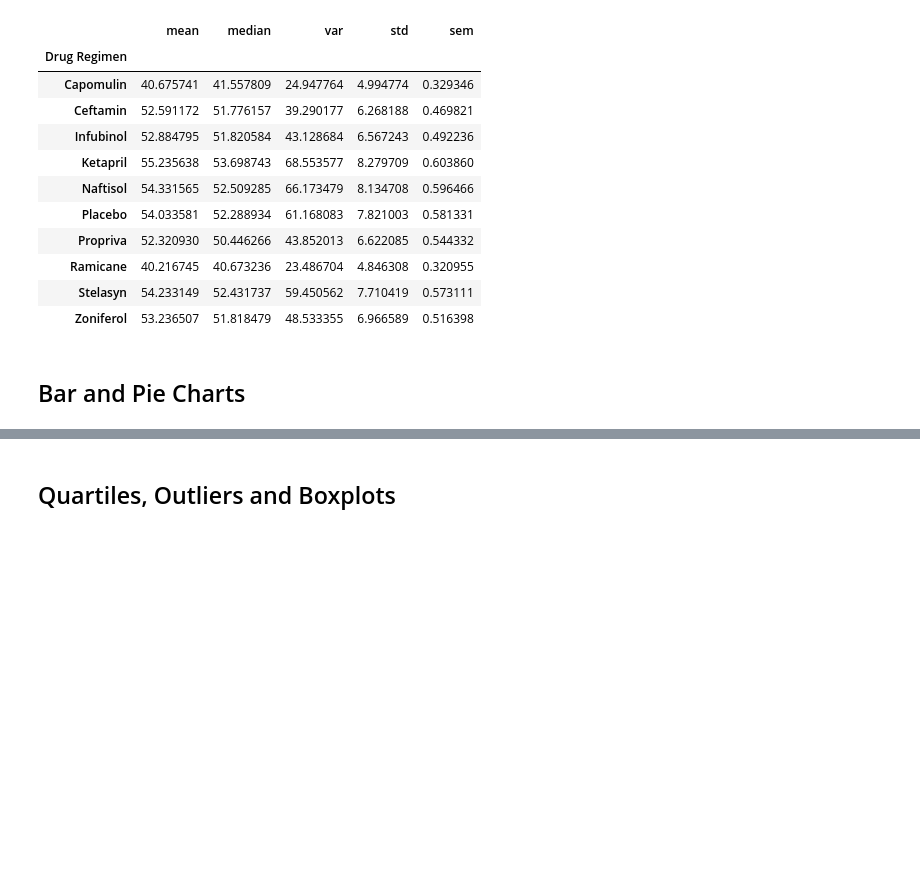
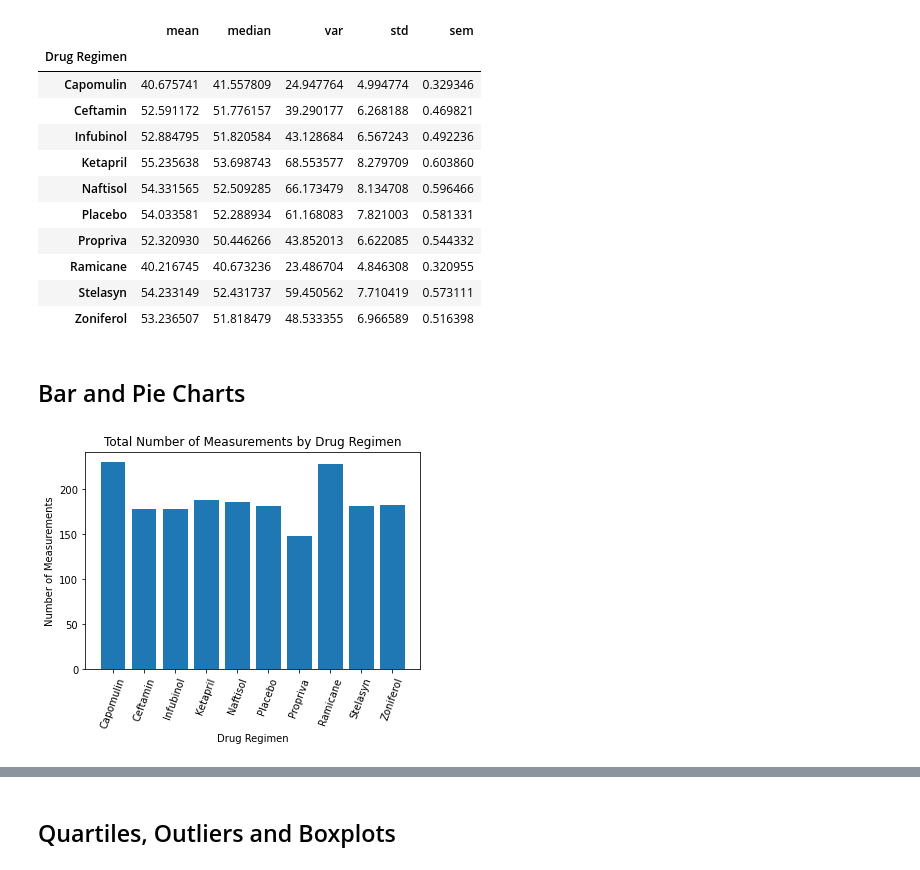
Before and after one commit to drbernal47/pymaceuticals-assignment, a Jupyter notebook: pymaceuticals_starter.ipynb, the cells around one changed output, grey strips where cells are left out. Saved outputs shown, nothing was run; the diff lists cells and outputs as text; code cells hidden in the pictures; blank space fills up the shorter version.

Commit message:
Plotted Total Number of Measurements

```diff
--- a/pymaceuticals_starter.ipynb
+++ b/pymaceuticals_starter.ipynb
@@ -138,5 +138,8 @@ regimen_st2
 ## Bar and Pie Charts
 # %%
 # Generate a bar plot showing the total number of measurements taken on each drug regimen using pandas.
+regimen_bars = measurements.plot(kind="bar")
+# %% [output]
+[figure, added]
 # %%
 # Generate a bar plot showing the total number of measurements taken on each drug regimen using pyplot.
```
Also changed, not shown: parts of 1 cell of this notebook.
